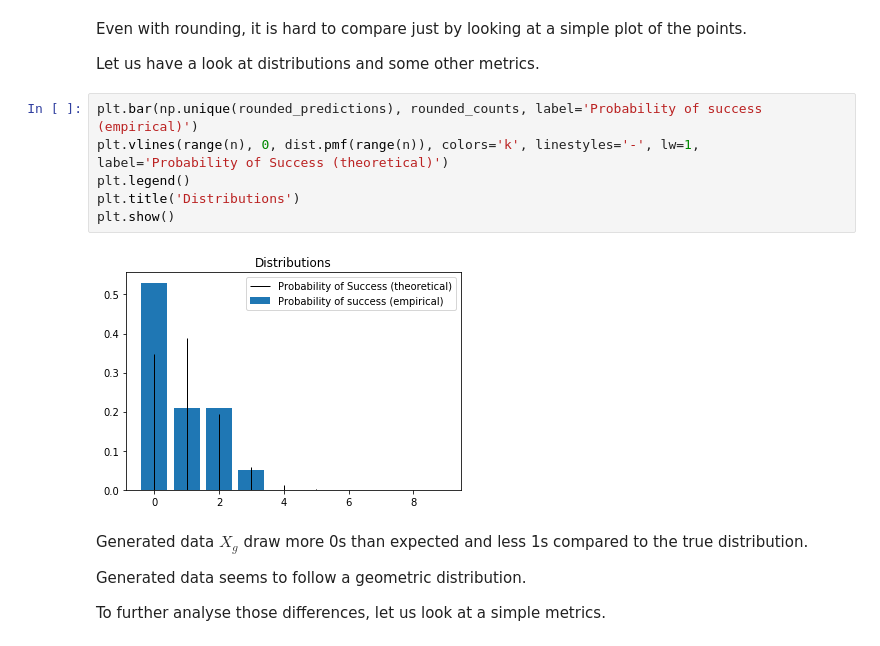
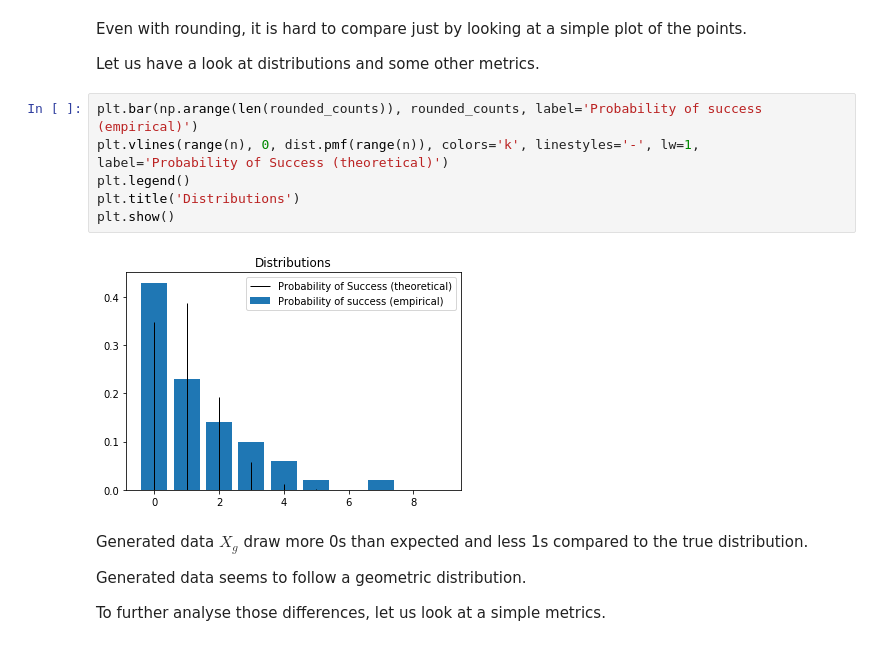
Before and after one commit to thomasgrsp/workaroundmedgan, a Jupyter notebook: notebooks/medgan_toyproblem.ipynb, the cells around one changed output. Saved outputs shown, nothing was run; the diff lists cells and outputs as text.

```diff
--- a/notebooks/medgan_toyproblem.ipynb
+++ b/notebooks/medgan_toyproblem.ipynb
@@ -78,13 +78,13 @@ Even with rounding, it is hard to compare just by looking at a simple plot of th
 
 Let us have a look at distributions and some other metrics.
 # %%
-plt.bar(np.unique(rounded_predictions), rounded_counts, label='Probability of success (empirical)')
+plt.bar(np.arange(len(rounded_counts)), rounded_counts, label='Probability of success (empirical)')
 plt.vlines(range(n), 0, dist.pmf(range(n)), colors='k', linestyles='-', lw=1, label='Probability of Success (theoretical)')
 plt.legend()
 plt.title('Distributions')
 plt.show()
 # %% [output]
-[figure, old version]
+[figure, new version]
 # %% [markdown]
 Generated data $X_g$ draw more 0s than expected and less 1s compared to the true distribution.
 
```
Also changed, not shown: parts of 2 cells of this notebook, 4 other files.
